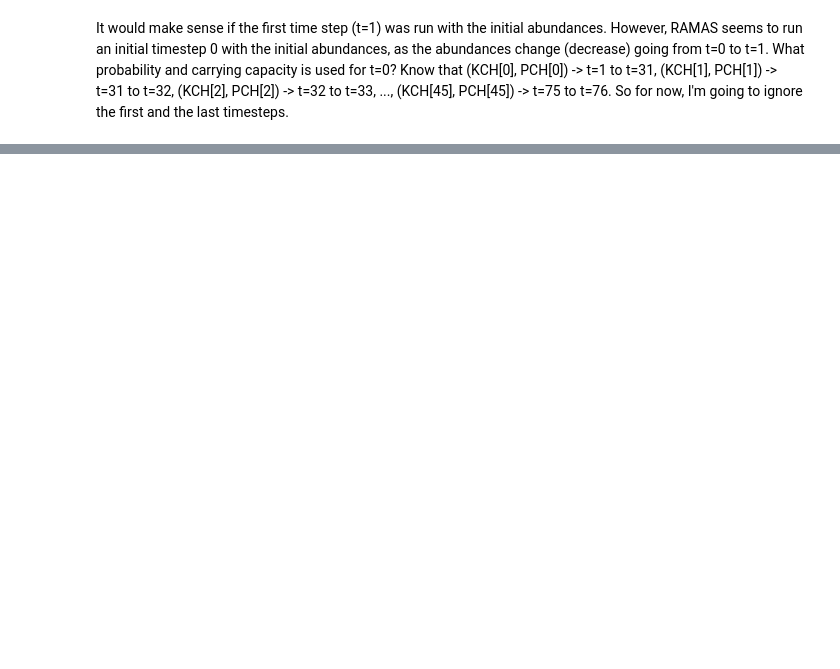
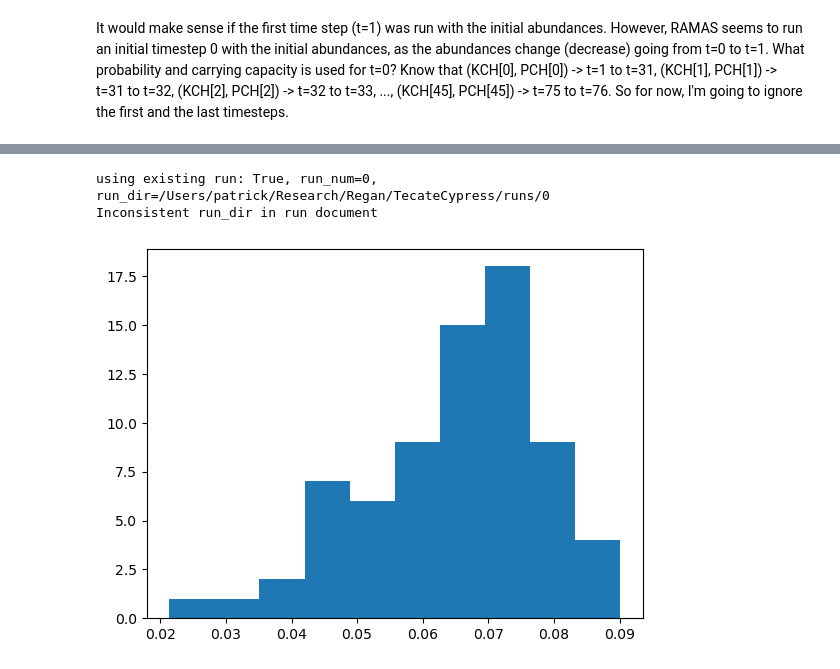
Before and after one commit to patricklawton/TecateCypress, a Jupyter notebook: analysis.ipynb, the cells around one changed output, grey strips where cells are left out. Saved outputs shown, nothing was run; the diff lists cells and outputs as text; code cells hidden in the pictures; blank space fills up the shorter version.

```diff
--- a/analysis.ipynb
+++ b/analysis.ipynb
@@ -159,0 +245,19 @@ ax.legend()
+# %%
+with open(os.path.join(os.getcwd(), 'runs', str(0), 'run_info.json')) as info_file:
+    run_info = json.load(info_file)
+inst = Model(**run_info)
+resdata = get_resdata(inst)
+patches = list(resdata['patch_centroids'].keys())
+patches.remove('pop0')
+avgs = []
+for patch in patches:
+    probs = resdata['fire_prob'][patch]
+    nonzero = probs[np.nonzero(probs)]
+    if len(nonzero) > 0:
+        avgs.append(np.mean(nonzero))
+plt.hist(avgs)
+plt.savefig('figs/fireprob_hist.png')
+# %% [output]
+using existing run: True, run_num=0, run_dir=/Users/patrick/Research/Regan/TecateCypress/runs/0
+Inconsistent run_dir in run document
+[figure, added]
```
Also changed, not shown: parts of 9 cells of this notebook, 1 other file.
